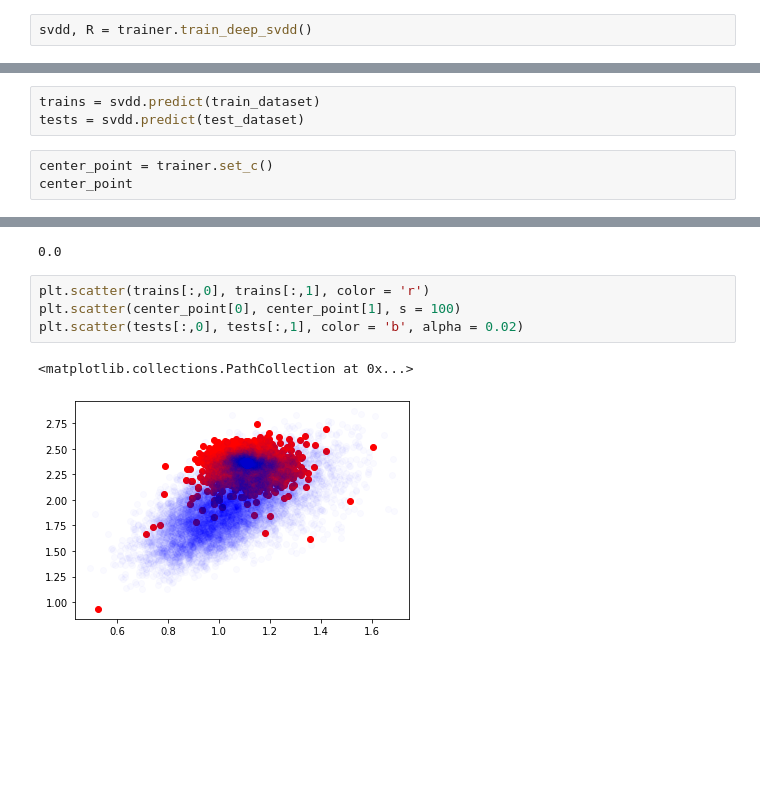
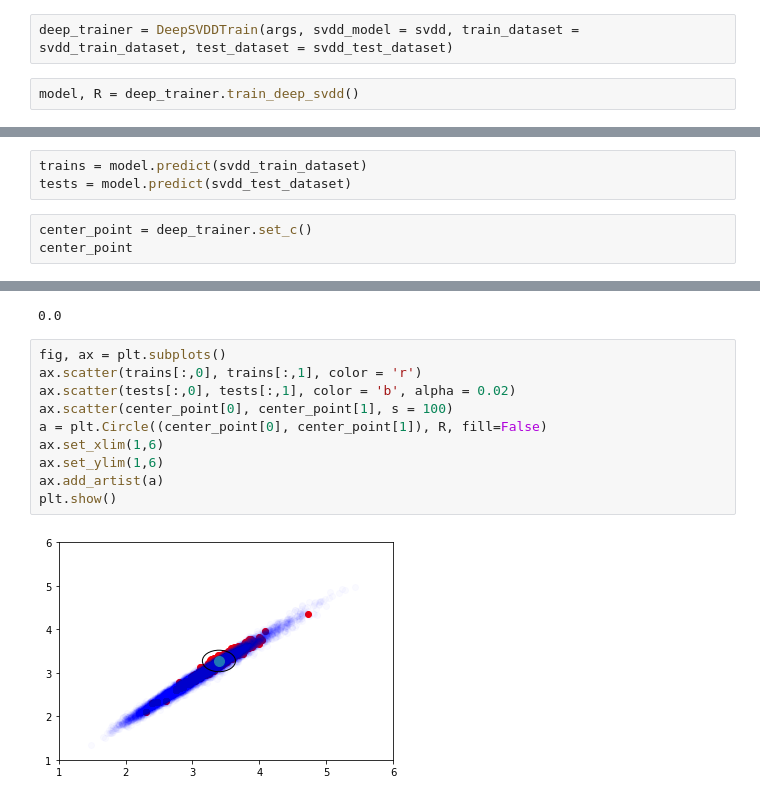
Before and after one commit to kEEPpp/Deep_SVDD_tensorflow_keras, a Jupyter notebook: current_working.ipynb, the cells around one changed output, grey strips where cells are left out. Saved outputs shown, nothing was run; the diff lists cells and outputs as text; blank space fills up the shorter version.

```diff
--- a/current_working.ipynb
+++ b/current_working.ipynb
@@ -472,4 +675,6 @@ Epoch 2/2
+# %%
+deep_trainer = DeepSVDDTrain(args, svdd_model = svdd, train_dataset = svdd_train_dataset, test_dataset = svdd_test_dataset)
 # %%
-svdd, R = trainer.train_deep_svdd()
+model, R = deep_trainer.train_deep_svdd()
 # %% [output]
 Start of epoch 1
@@ -493,7 +701,7 @@ step 400: mean loss = 0.1251
 # %%
-trains = svdd.predict(train_dataset)
-tests = svdd.predict(test_dataset)
+trains = model.predict(svdd_train_dataset)
+tests = model.predict(svdd_test_dataset)
 # %%
-center_point = trainer.set_c()
+center_point = deep_trainer.set_c()
 center_point
 # %% [output]
@@ -506,10 +714,15 @@ pre.shape
 R
 # %% [output]
 0.0
-# %%
-plt.scatter(trains[:,0], trains[:,1], color = 'r')
-plt.scatter(center_point[0], center_point[1], s = 100)
-plt.scatter(tests[:,0], tests[:,1], color = 'b', alpha = 0.02)
-# %% [output]
-<matplotlib.collections.PathCollection at 0x...>
-[figure, removed]
+# %%
+fig, ax = plt.subplots()
+ax.scatter(trains[:,0], trains[:,1], color = 'r')
+ax.scatter(tests[:,0], tests[:,1], color = 'b', alpha = 0.02)
+ax.scatter(center_point[0], center_point[1], s = 100)
+a = plt.Circle((center_point[0], center_point[1]), R, fill=False)
+ax.set_xlim(1,6)
+ax.set_ylim(1,6)
+ax.add_artist(a)
+plt.show()
+# %% [output]
+[figure, added]
```
Also changed, not shown: parts of 16 cells of this notebook, 10 other files.
